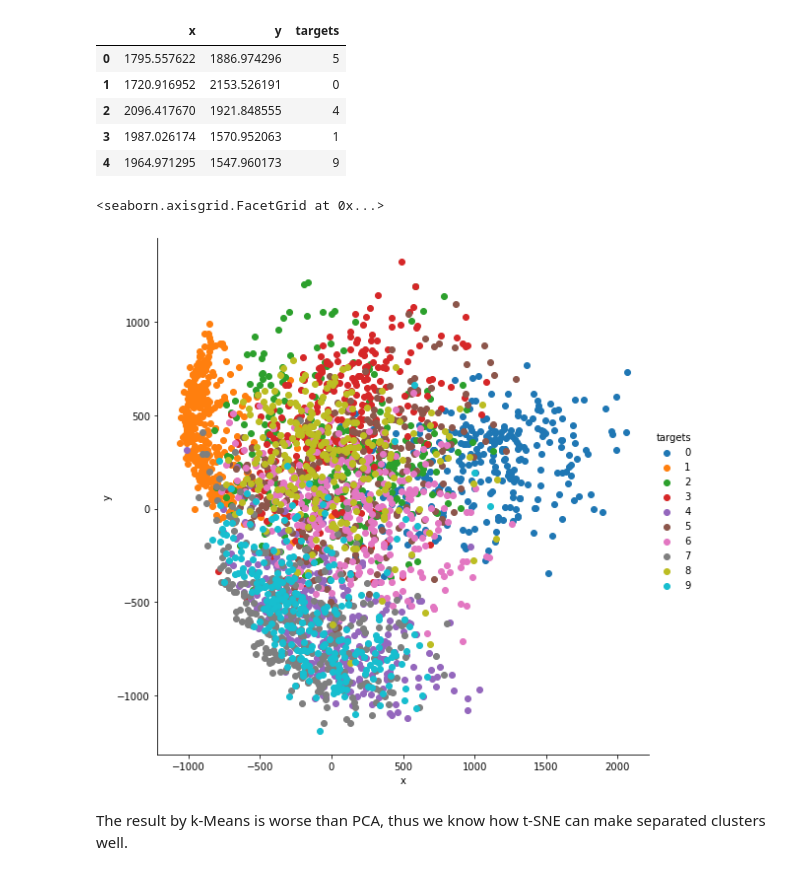
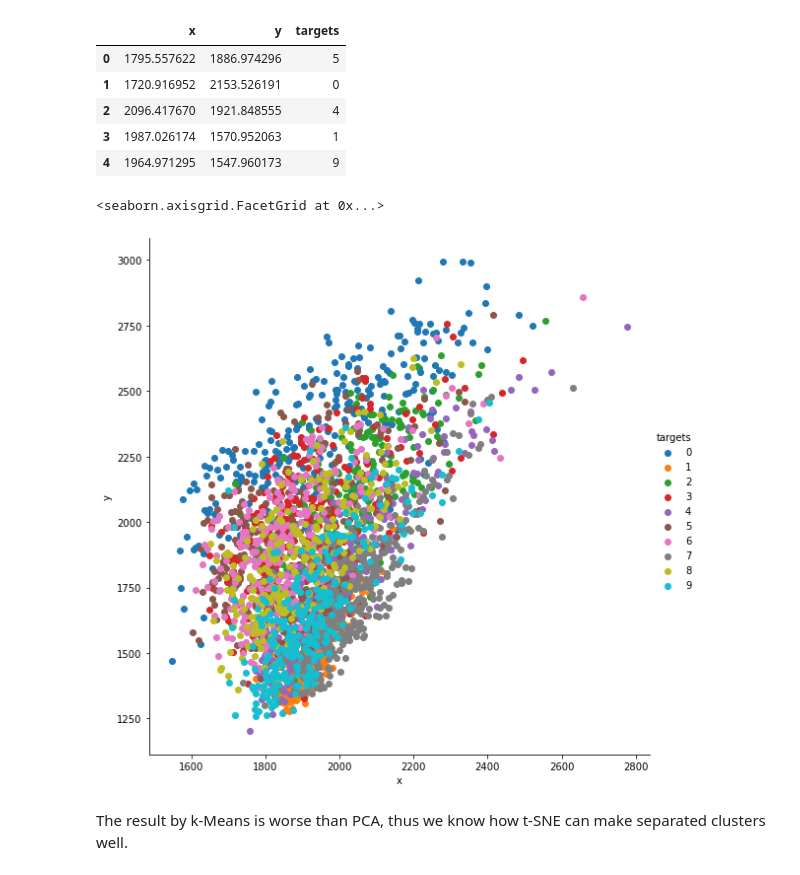
Before and after one commit to Atsuhiko/AAMLP, a Jupyter notebook: 01_Supevised vs unsupervised lerning/01_p11_MNIST_t-SNE.ipynb, the cells around one changed output. Saved outputs shown, nothing was run; the diff lists cells and outputs as text; code cells hidden in the pictures.

```diff
--- a/01_Supevised vs unsupervised lerning/01_p11_MNIST_t-SNE.ipynb
+++ b/01_Supevised vs unsupervised lerning/01_p11_MNIST_t-SNE.ipynb
@@ -187,12 +187,12 @@ kms_df.head()
 | 3 | 1987.026174 | 1570.952063 | 1 |
 | 4 | 1964.971295 | 1547.960173 | 9 |
 # %%
-grid = sns.FacetGrid(pca_df, hue="targets", size=8)
+grid = sns.FacetGrid(kms_df, hue="targets", size=8)
 
 grid.map(plt.scatter, "x", "y").add_legend()
 # %% [output]
 <seaborn.axisgrid.FacetGrid at 0x...>
-[figure, old version]
+[figure, new version]
 # %% [markdown]
 The result by k-Means is worse than PCA, thus we know how t-SNE can make separated clusters well.
 # %% [markdown]
```
Also changed, not shown: parts of 12 cells of this notebook.
